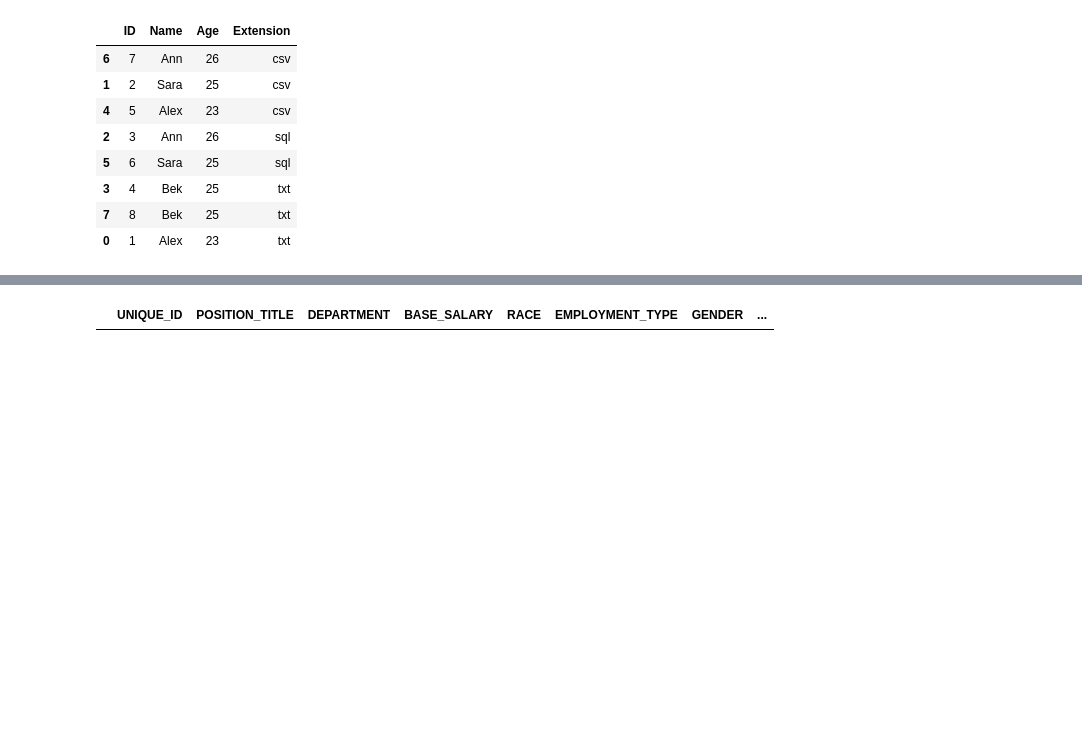
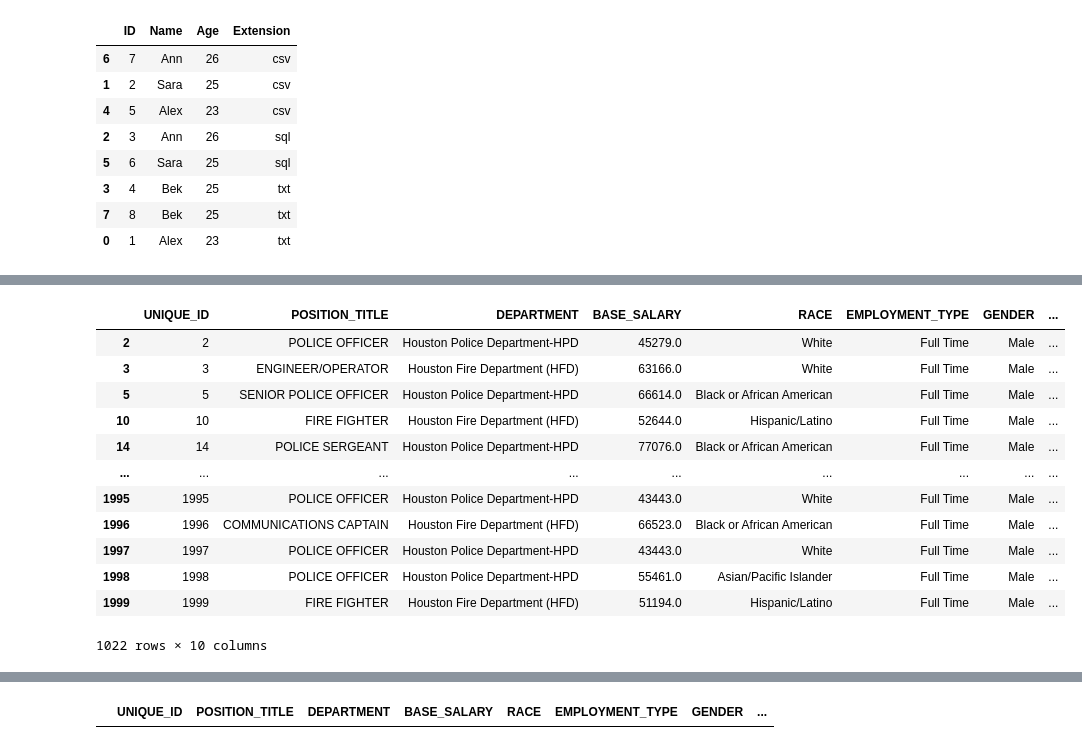
Before and after one commit to InobatMi/python_f14, a Jupyter notebook: lesson-19/main.ipynb, the cells around one changed output, grey strips where cells are left out. Cells and saved outputs as stored; diff of their text form; code cells hidden in the pictures; blank space fills up the shorter version.

```diff
--- a/lesson-19/main.ipynb
+++ b/lesson-19/main.ipynb
@@ -55,0 +303,21 @@ df[filt]
+# %%
+df = pd.read_csv('employee.csv')
+
+
+filter1 = df['DEPARTMENT'].isin(['Houston Police Department-HPD', 'Houston Fire Department (HFD)'])
+
+df[filter1]
+# %% [output]
+|  | UNIQUE_ID | POSITION_TITLE | DEPARTMENT | BASE_SALARY | RACE | EMPLOYMENT_TYPE | GENDER | ... |
+| 2 | 2 | POLICE OFFICER | Houston Police Department-HPD | 45279.0 | White | Full Time | Male | ... |
+| 3 | 3 | ENGINEER/OPERATOR | Houston Fire Department (HFD) | 63166.0 | White | Full Time | Male | ... |
+| 5 | 5 | SENIOR POLICE OFFICER | Houston Police Department-HPD | 66614.0 | Black or African American | Full Time | Male | ... |
+| 10 | 10 | FIRE FIGHTER | Houston Fire Department (HFD) | 52644.0 | Hispanic/Latino | Full Time | Male | ... |
+| 14 | 14 | POLICE SERGEANT | Houston Police Department-HPD | 77076.0 | Black or African American | Full Time | Male | ... |
+| ... | ... | ... | ... | ... | ... | ... | ... | ... |
+| 1995 | 1995 | POLICE OFFICER | Houston Police Department-HPD | 43443.0 | White | Full Time | Male | ... |
+| 1996 | 1996 | COMMUNICATIONS CAPTAIN | Houston Fire Department (HFD) | 66523.0 | Black or African American | Full Time | Male | ... |
+| 1997 | 1997 | POLICE OFFICER | Houston Police Department-HPD | 43443.0 | White | Full Time | Male | ... |
+| 1998 | 1998 | POLICE OFFICER | Houston Police Department-HPD | 55461.0 | Asian/Pacific Islander | Full Time | Male | ... |
+| 1999 | 1999 | FIRE FIGHTER | Houston Fire Department (HFD) | 51194.0 | Hispanic/Latino | Full Time | Male | ... |
+1022 rows × 10 columns
```
Also changed, not shown: parts of 24 cells of this notebook, 4 other files.
